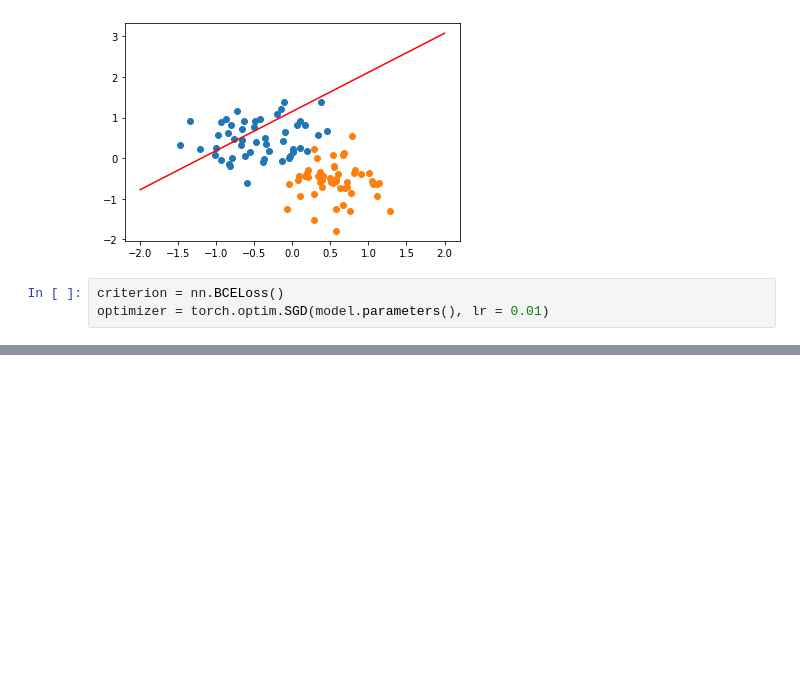
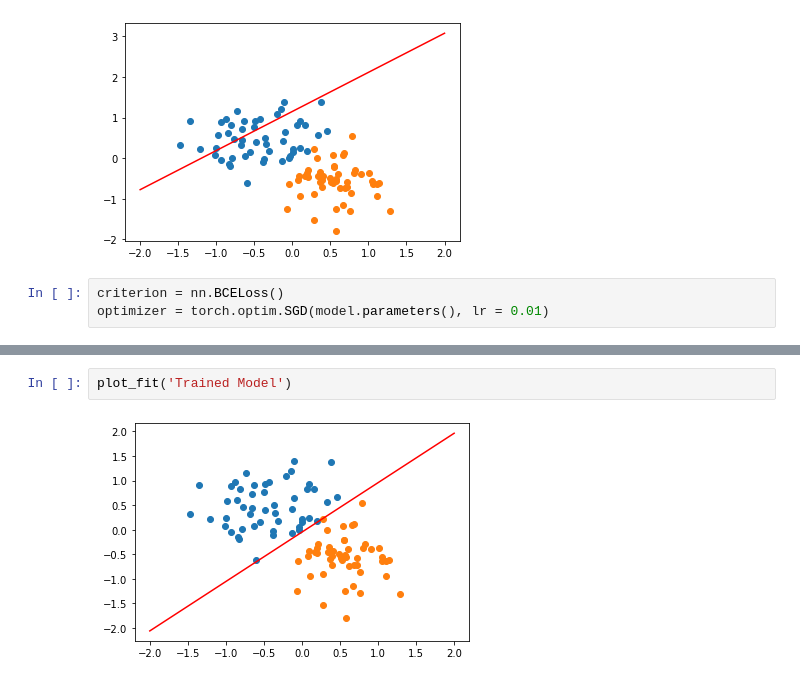
Before and after one commit to data-science-DL/pytorch, a Jupyter notebook: Pytorch for deeplearning and computer vision/section5/Perceptron.ipynb, the cells around one changed output, grey strips where cells are left out. Saved outputs shown, nothing was run; the diff lists cells and outputs as text; blank space fills up the shorter version.

```diff
--- a/Pytorch for deeplearning and computer vision/section5/Perceptron.ipynb
+++ b/Pytorch for deeplearning and computer vision/section5/Perceptron.ipynb
@@ -81,0 +109,4 @@ ValueError: Using a target size (torch.Size([100])) that is different to the inp
+# %%
+plot_fit('Trained Model')
+# %% [output]
+[figure, added]
```
Also changed, not shown: parts of 6 cells of this notebook, 10 other files.
